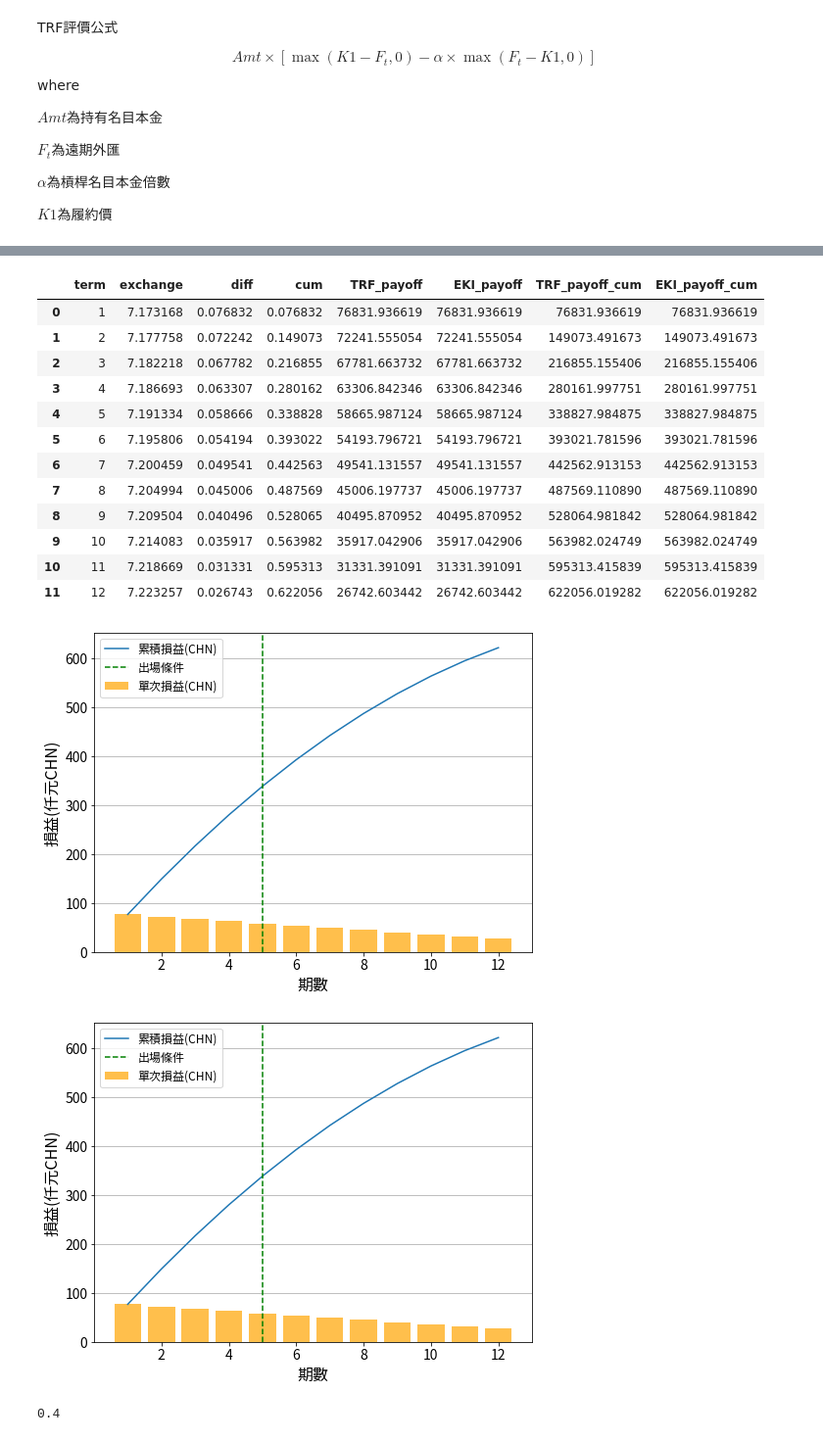
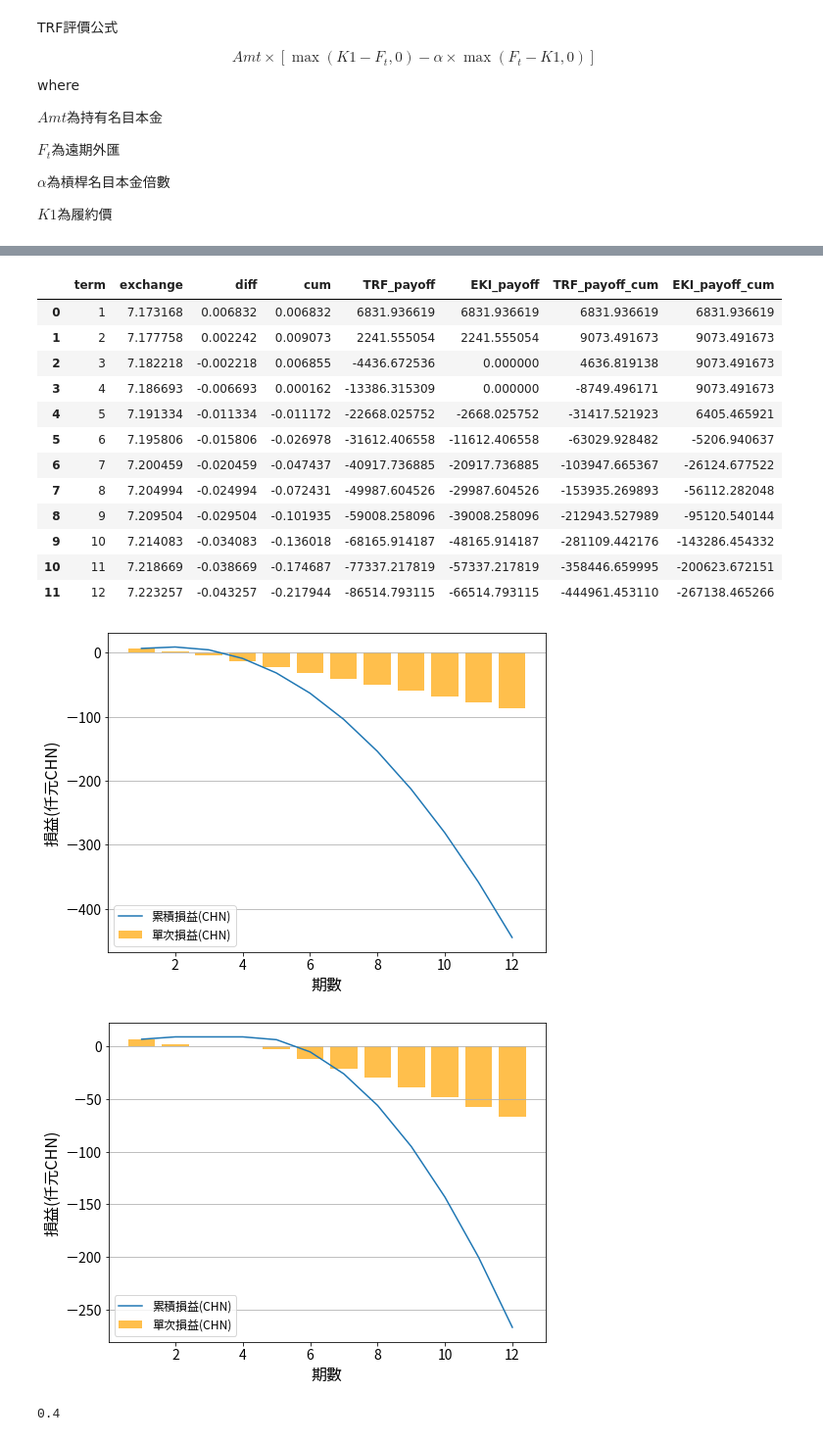
Before and after one commit to MinKuanIsHere/TRFforHomework, a Jupyter notebook: TRF.ipynb, the cells around one changed output, grey strips where cells are left out. Shown: that part at 98% size. Saved outputs shown, nothing was run; the diff lists cells and outputs as text; code cells hidden in the pictures.

```diff
--- a/TRF.ipynb
+++ b/TRF.ipynb
@@ -178,7 +181,7 @@ def cum_plot():#累積匯率比價
   ax.xaxis.set_tick_params(labelsize=14)
   ax.yaxis.set_tick_params(labelsize=14)
   plt.axhline(y=condition, linestyle='--', color='orange', label='出場目標')
-  plt.ylim([0, max(df['cum'])+0.05])
+  # plt.ylim([0, max(df['cum'])+0.05])
   plt.grid()
   plt.ylabel('匯率', fontsize=16)
   plt.xlabel('期數', fontsize=16)
@@ -197,14 +200,14 @@ np.random.seed(111352021)#亂數設定
 
 Amt = 1000000#名目本金
 S = 7.1686#即期外匯
-K = 7.25
-EKI = 7.3
-F = np.arange(K-0.11, K+0.1, 0.005) #遠期外匯#x軸
+K = 7.18
+EKI = 7.19
+F = np.arange(K-0.15, K+0.15, 0.005) #遠期外匯#x軸
 r = 0.0368#本國利率#人民幣無風險利率
 rf = 0.0292#外國利率#美元無風險利率
 sigma = data['Price'].pct_change().std()#匯率標準差
 a=2 #槓桿
-condition = 0.4 #出場條件
+condition = 0.2 #出場條件
 
 #模擬文獻
 # Amt = 500000#名目本金
@@ -259,52 +262,50 @@ FINISH
 df
 # %% [output]
 |  | term | exchange | diff | cum | TRF_payoff | EKI_payoff | TRF_payoff_cum | EKI_payoff_cum |
-| 0 | 1 | 7.173168 | 0.076832 | 0.076832 | 76831.936619 | 76831.936619 | 76831.936619 | 76831.936619 |
-| 1 | 2 | 7.177758 | 0.072242 | 0.149073 | 72241.555054 | 72241.555054 | 149073.491673 | 149073.491673 |
-| 2 | 3 | 7.182218 | 0.067782 | 0.216855 | 67781.663732 | 67781.663732 | 216855.155406 | 216855.155406 |
-| 3 | 4 | 7.186693 | 0.063307 | 0.280162 | 63306.842346 | 63306.842346 | 280161.997751 | 280161.997751 |
-| 4 | 5 | 7.191334 | 0.058666 | 0.338828 | 58665.987124 | 58665.987124 | 338827.984875 | 338827.984875 |
-| 5 | 6 | 7.195806 | 0.054194 | 0.393022 | 54193.796721 | 54193.796721 | 393021.781596 | 393021.781596 |
-| 6 | 7 | 7.200459 | 0.049541 | 0.442563 | 49541.131557 | 49541.131557 | 442562.913153 | 442562.913153 |
-| 7 | 8 | 7.204994 | 0.045006 | 0.487569 | 45006.197737 | 45006.197737 | 487569.110890 | 487569.110890 |
-| 8 | 9 | 7.209504 | 0.040496 | 0.528065 | 40495.870952 | 40495.870952 | 528064.981842 | 528064.981842 |
-| 9 | 10 | 7.214083 | 0.035917 | 0.563982 | 35917.042906 | 35917.042906 | 563982.024749 | 563982.024749 |
-| 10 | 11 | 7.218669 | 0.031331 | 0.595313 | 31331.391091 | 31331.391091 | 595313.415839 | 595313.415839 |
-| 11 | 12 | 7.223257 | 0.026743 | 0.622056 | 26742.603442 | 26742.603442 | 622056.019282 | 622056.019282 |
+| 0 | 1 | 7.173168 | 0.006832 | 0.006832 | 6831.936619 | 6831.936619 | 6831.936619 | 6831.936619 |
+| 1 | 2 | 7.177758 | 0.002242 | 0.009073 | 2241.555054 | 2241.555054 | 9073.491673 | 9073.491673 |
+| 2 | 3 | 7.182218 | -0.002218 | 0.006855 | -4436.672536 | 0.000000 | 4636.819138 | 9073.491673 |
+| 3 | 4 | 7.186693 | -0.006693 | 0.000162 | -13386.315309 | 0.000000 | -8749.496171 | 9073.491673 |
+| 4 | 5 | 7.191334 | -0.011334 | -0.011172 | -22668.025752 | -2668.025752 | -31417.521923 | 6405.465921 |
+| 5 | 6 | 7.195806 | -0.015806 | -0.026978 | -31612.406558 | -11612.406558 | -63029.928482 | -5206.940637 |
+| 6 | 7 | 7.200459 | -0.020459 | -0.047437 | -40917.736885 | -20917.736885 | -103947.665367 | -26124.677522 |
+| 7 | 8 | 7.204994 | -0.024994 | -0.072431 | -49987.604526 | -29987.604526 | -153935.269893 | -56112.282048 |
+| 8 | 9 | 7.209504 | -0.029504 | -0.101935 | -59008.258096 | -39008.258096 | -212943.527989 | -95120.540144 |
+| 9 | 10 | 7.214083 | -0.034083 | -0.136018 | -68165.914187 | -48165.914187 | -281109.442176 | -143286.454332 |
+| 10 | 11 | 7.218669 | -0.038669 | -0.174687 | -77337.217819 | -57337.217819 | -358446.659995 | -200623.672151 |
+| 11 | 12 | 7.223257 | -0.043257 | -0.217944 | -86514.793115 | -66514.793115 | -444961.453110 | -267138.465266 |
 # %%
 stop = np.argwhere(df['cum'].values<=condition)[-1][0]#出場期數點
 
 #TRF#無保護區間
 fig, ax = plt.subplots(figsize = (8, 6))
 ax.bar(df['term'], df['TRF_payoff']/1000, color='orange', alpha=0.7, label='單次損益(CHN)')
 ax.plot(df['term'], df['TRF_payoff_cum']/1000, label='累積損益(CHN)')
 ax.xaxis.set_tick_params(labelsize=14)
 ax.yaxis.set_tick_params(labelsize=14)
-plt.axvline(x=stop, linestyle='--', color='green', label='出場條件')
 plt.ylabel('損益(仟元CHN)', fontsize=16)
 plt.xlabel('期數', fontsize=16)
 plt.legend(fontsize=12)
 plt.grid(axis='y')
 plt.savefig('/content/drive/MyDrive/政大課程/111選擇權評價與應用/TRF/TRF_cum.png', bbox_inches='tight')
 plt.show()
 
 
 #EKI#有保護區間
 fig, ax = plt.subplots(figsize = (8, 6))
 ax.bar(df['term'], df['EKI_payoff']/1000, color='orange', alpha=0.7, label='單次損益(CHN)')
 ax.plot(df['term'], df['EKI_payoff_cum']/1000, label='累積損益(CHN)')
 ax.xaxis.set_tick_params(labelsize=14)
 ax.yaxis.set_tick_params(labelsize=14)
-plt.axvline(x=stop, linestyle='--', color='green', label='出場條件')
 plt.ylabel('損益(仟元CHN)', fontsize=16)
 plt.xlabel('期數', fontsize=16)
 plt.legend(fontsize=12)
 plt.grid(axis='y')
 plt.savefig('/content/drive/MyDrive/政大課程/111選擇權評價與應用/TRF/EKI_cum.png', bbox_inches='tight')
 plt.show()
 # %% [output]
-[figure, old version]
+[figure, new version]
-[figure, old version]
+[figure, new version]
 # %%
 condition
 # %% [output]
```
Also changed, not shown: parts of 3 cells of this notebook.
